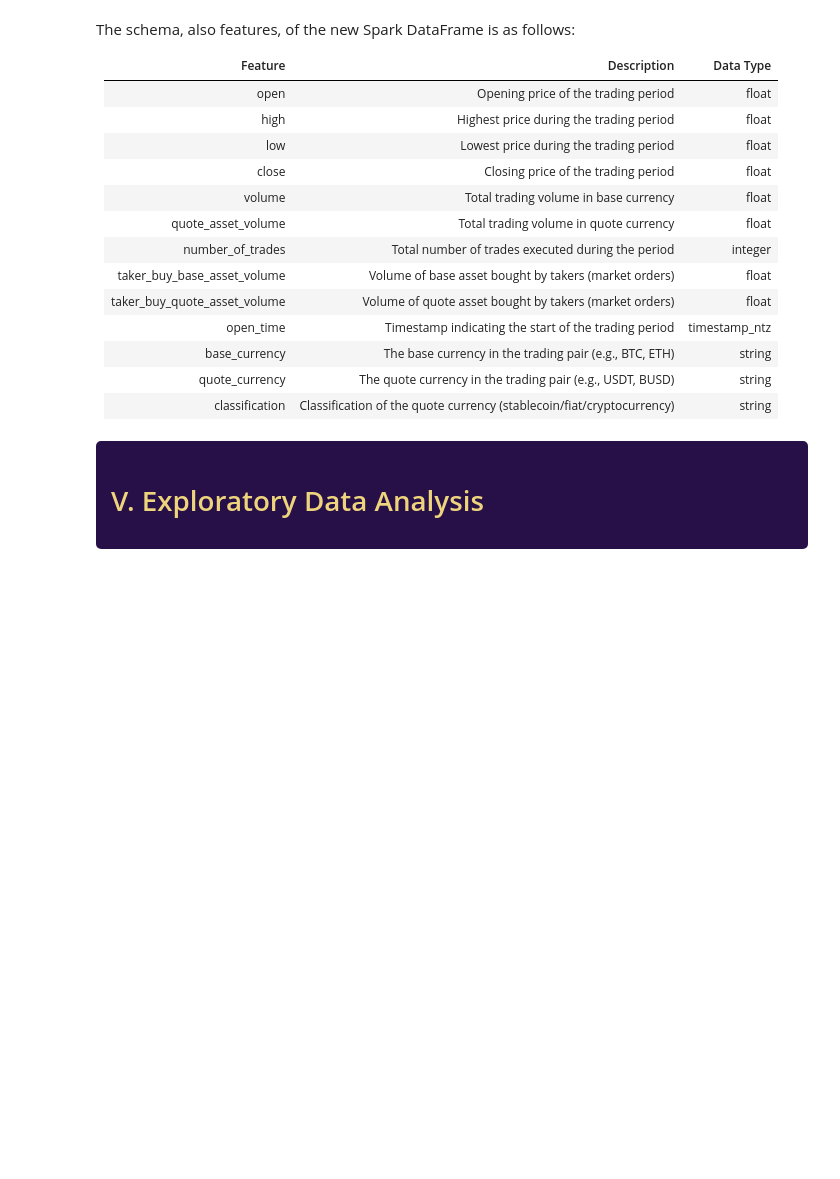
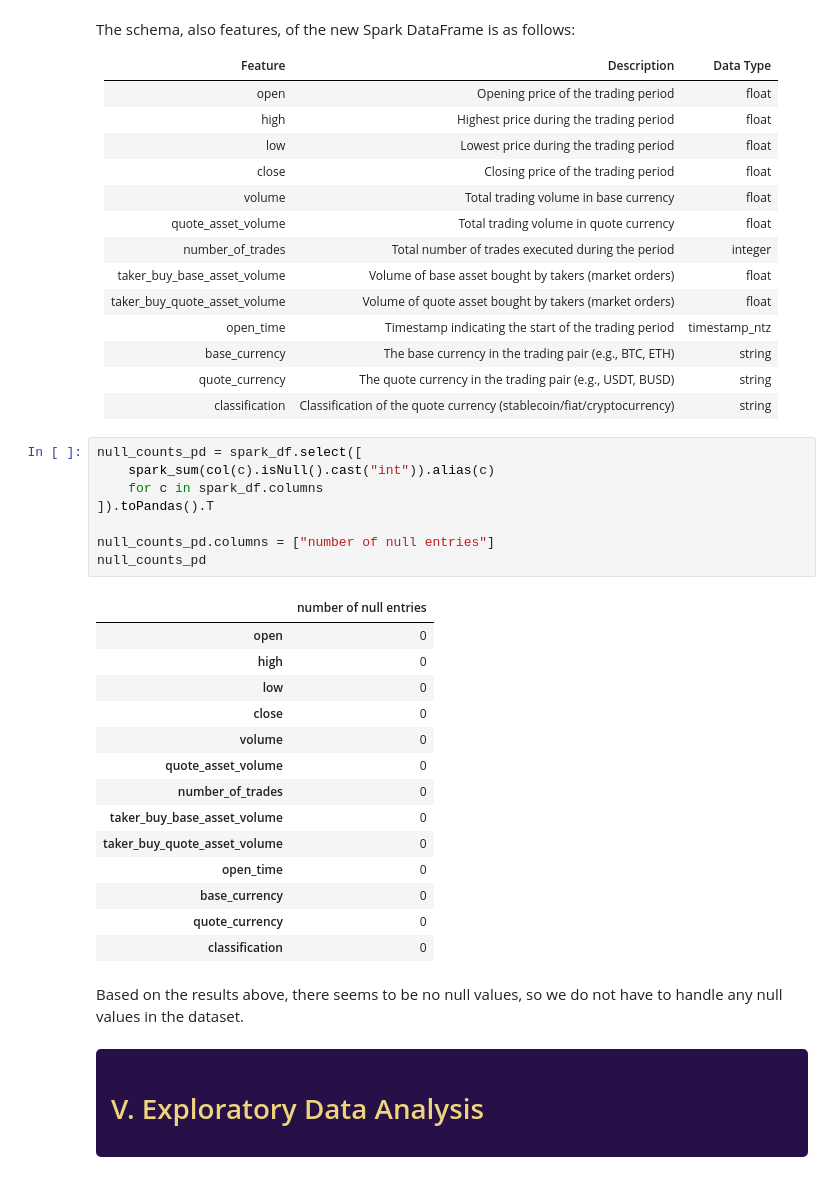
Before and after one commit to donnafaithhh/BDCC-Lab-2, a Jupyter notebook: final report.ipynb, the cells around one changed output. Cells and saved outputs as stored; diff of their text form; blank space fills up the shorter version.

```diff
--- a/final report.ipynb
+++ b/final report.ipynb
@@ -302,6 +300,31 @@ The schema, also features, of the new Spark DataFrame is as follows:
 | base_currency | The base currency in the trading pair (e.g., BTC, ETH) | string |
 | quote_currency | The quote currency in the trading pair (e.g., USDT, BUSD) | string |
 | classification | Classification of the quote currency (stablecoin/fiat/cryptocurrency) | string |
+# %%
+null_counts_pd = spark_df.select([
+    spark_sum(col(c).isNull().cast("int")).alias(c)
+    for c in spark_df.columns
+]).toPandas().T
+
+null_counts_pd.columns = ["number of null entries"]
+null_counts_pd
+# %% [output]
+|  | number of null entries |
+| open | 0 |
+| high | 0 |
+| low | 0 |
+| close | 0 |
+| volume | 0 |
+| quote_asset_volume | 0 |
+| number_of_trades | 0 |
+| taker_buy_base_asset_volume | 0 |
+| taker_buy_quote_asset_volume | 0 |
+| open_time | 0 |
+| base_currency | 0 |
+| quote_currency | 0 |
+| classification | 0 |
+# %% [markdown]
+Based on the results above, there seems to be no null values, so we do not have to handle any null values in the dataset.
 # %% [markdown]
 <div style="background-color: #270f47; color: #eed47c; padding: 15px; text-align: left; border-radius: 5px;">
 
```
Also changed, not shown: parts of 13 cells of this notebook.
